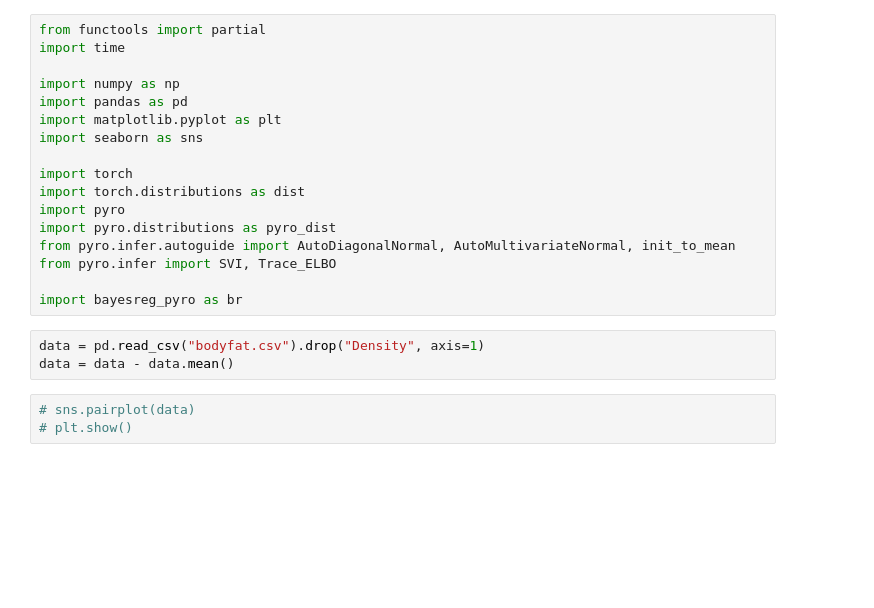
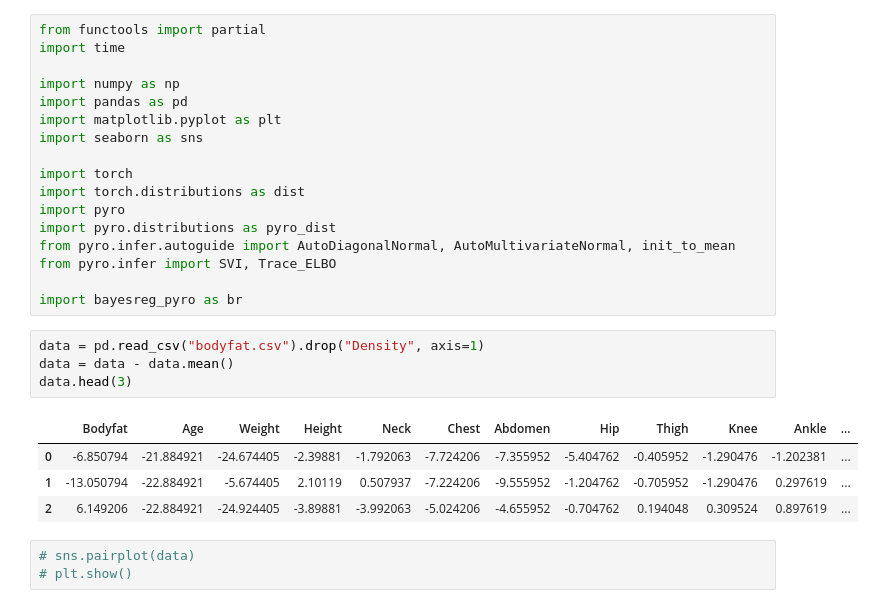
Before and after one commit to mkomod/variational-inference, a Jupyter notebook: py/bodyfat_regressions.ipynb, the cells around one changed output. Saved outputs shown, nothing was run; the diff lists cells and outputs as text; blank space fills up the shorter version.

```diff
--- a/py/bodyfat_regressions.ipynb
+++ b/py/bodyfat_regressions.ipynb
@@ -21,6 +21,12 @@ import bayesreg_pyro as br
 # %%
 data = pd.read_csv("bodyfat.csv").drop("Density", axis=1)
 data = data - data.mean()
+data.head(3)
+# %% [output]
+|  | Bodyfat | Age | Weight | Height | Neck | Chest | Abdomen | Hip | Thigh | Knee | Ankle | ... |
+| 0 | -6.850794 | -21.884921 | -24.674405 | -2.39881 | -1.792063 | -7.724206 | -7.355952 | -5.404762 | -0.405952 | -1.290476 | -1.202381 | ... |
+| 1 | -13.050794 | -22.884921 | -5.674405 | 2.10119 | 0.507937 | -7.224206 | -9.555952 | -1.204762 | -0.705952 | -1.290476 | 0.297619 | ... |
+| 2 | 6.149206 | -22.884921 | -24.924405 | -3.89881 | -3.992063 | -5.024206 | -4.655952 | -0.704762 | 0.194048 | 0.309524 | 0.897619 | ... |
 # %%
 # sns.pairplot(data)
 # plt.show()
```
Also changed, not shown: parts of 15 cells of this notebook, 1 other file.
